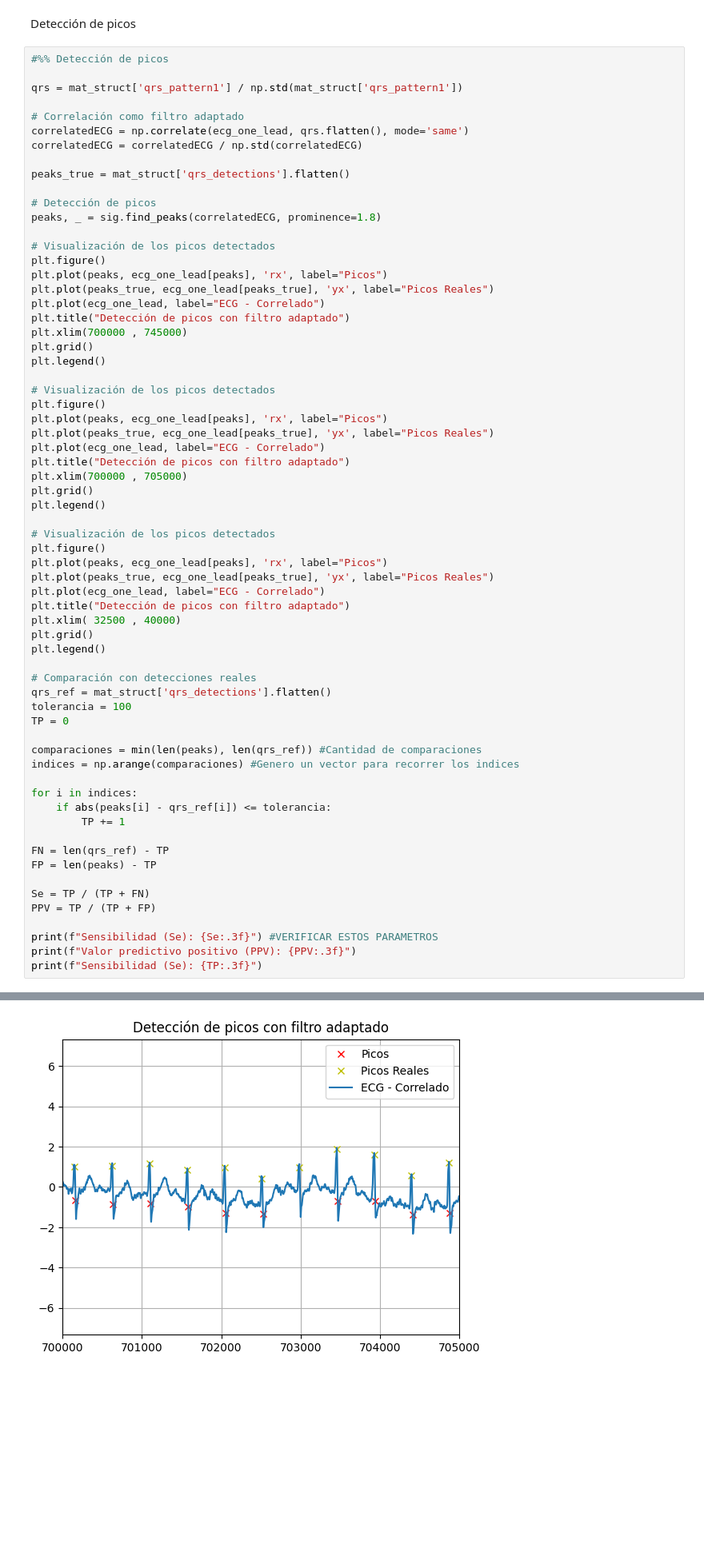
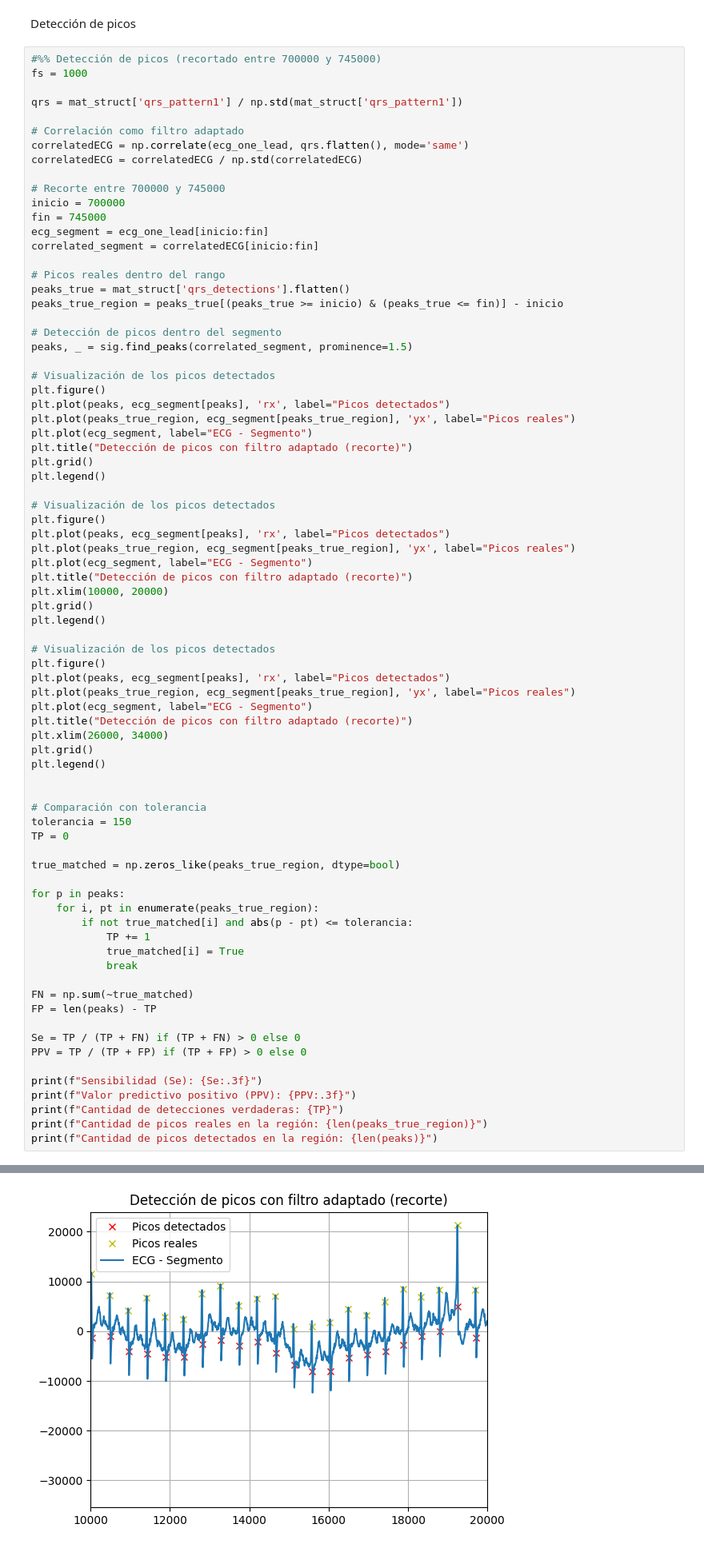
Before and after one commit to Santiago-Corral/APS, a Jupyter notebook: Trabajos/TS8_Corral_Santiago.ipynb, the cells around one changed output, grey strips where cells are left out. Shown at 80% size. Cells and saved outputs as stored; diff of their text form; blank space fills up the shorter version.

```diff
--- a/Trabajos/TS8_Corral_Santiago.ipynb
+++ b/Trabajos/TS8_Corral_Santiago.ipynb
@@ -101,7 +121,8 @@ plt.show()
 # %% [markdown]
 Detección de picos
 # %%
-#%% Detección de picos
+#%% Detección de picos (recortado entre 700000 y 745000)
+fs = 1000
 
 qrs = mat_struct['qrs_pattern1'] / np.std(mat_struct['qrs_pattern1'])
 
@@ -109,60 +130,71 @@ qrs = mat_struct['qrs_pattern1'] / np.std(mat_struct['qrs_pattern1'])
 correlatedECG = np.correlate(ecg_one_lead, qrs.flatten(), mode='same')
 correlatedECG = correlatedECG / np.std(correlatedECG)
 
+# Recorte entre 700000 y 745000
+inicio = 700000
+fin = 745000
+ecg_segment = ecg_one_lead[inicio:fin]
+correlated_segment = correlatedECG[inicio:fin]
+
+# Picos reales dentro del rango
 peaks_true = mat_struct['qrs_detections'].flatten()
+peaks_true_region = peaks_true[(peaks_true >= inicio) & (peaks_true <= fin)] - inicio
 
-# Detección de picos
-peaks, _ = sig.find_peaks(correlatedECG, prominence=1.8)
+# Detección de picos dentro del segmento
+peaks, _ = sig.find_peaks(correlated_segment, prominence=1.5)
 
 # Visualización de los picos detectados
 plt.figure()
-plt.plot(peaks, ecg_one_lead[peaks], 'rx', label="Picos")
-plt.plot(peaks_true, ecg_one_lead[peaks_true], 'yx', label="Picos Reales")
-plt.plot(ecg_one_lead, label="ECG - Correlado")
-plt.title("Detección de picos con filtro adaptado")
-plt.xlim(700000 , 745000)
+plt.plot(peaks, ecg_segment[peaks], 'rx', label="Picos detectados")
+plt.plot(peaks_true_region, ecg_segment[peaks_true_region], 'yx', label="Picos reales")
+plt.plot(ecg_segment, label="ECG - Segmento")
+plt.title("Detección de picos con filtro adaptado (recorte)")
 plt.grid()
 plt.legend()
 
 # Visualización de los picos detectados
 plt.figure()
-plt.plot(peaks, ecg_one_lead[peaks], 'rx', label="Picos")
-plt.plot(peaks_true, ecg_one_lead[peaks_true], 'yx', label="Picos Reales")
-plt.plot(ecg_one_lead, label="ECG - Correlado")
-plt.title("Detección de picos con filtro adaptado")
-plt.xlim(700000 , 705000)
+plt.plot(peaks, ecg_segment[peaks], 'rx', label="Picos detectados")
+plt.plot(peaks_true_region, ecg_segment[peaks_true_region], 'yx', label="Picos reales")
+plt.plot(ecg_segment, label="ECG - Segmento")
+plt.title("Detección de picos con filtro adaptado (recorte)")
+plt.xlim(10000, 20000)
 plt.grid()
 plt.legend()
 
 # Visualización de los picos detectados
 plt.figure()
-plt.plot(peaks, ecg_one_lead[peaks], 'rx', label="Picos")
-plt.plot(peaks_true, ecg_one_lead[peaks_true], 'yx', label="Picos Reales")
-plt.plot(ecg_one_lead, label="ECG - Correlado")
-plt.title("Detección de picos con filtro adaptado")
-plt.xlim( 32500 , 40000)
+plt.plot(peaks, ecg_segment[peaks], 'rx', label="Picos detectados")
+plt.plot(peaks_true_region, ecg_segment[peaks_true_region], 'yx', label="Picos reales")
+plt.plot(ecg_segment, label="ECG - Segmento")
+plt.title("Detección de picos con filtro adaptado (recorte)")
+plt.xlim(26000, 34000)
 plt.grid()
 plt.legend()
 
-# Comparación con detecciones reales
-qrs_ref = mat_struct['qrs_detections'].flatten()
-tolerancia = 100
+
+# Comparación con tolerancia
+tolerancia = 150
 TP = 0
 
-comparaciones = min(len(peaks), len(qrs_ref)) #Cantidad de comparaciones
-indices = np.arange(comparaciones) #Genero un vector para recorrer los indices
+true_matched = np.zeros_like(peaks_true_region, dtype=bool)
 
-for i in indices:
-    if abs(peaks[i] - qrs_ref[i]) <= tolerancia:
-        TP += 1
+for p in peaks:
+    for i, pt in enumerate(peaks_true_region):
+        if not true_matched[i] and abs(p - pt) <= tolerancia:
+            TP += 1
+            true_matched[i] = True
+            break
 
-FN = len(qrs_ref) - TP
+FN = np.sum(~true_matched)
 FP = len(peaks) - TP
 
-Se = TP / (TP + FN)
-PPV = TP / (TP + FP)
+Se = TP / (TP + FN) if (TP + FN) > 0 else 0
+PPV = TP / (TP + FP) if (TP + FP) > 0 else 0
 
-print(f"Sensibilidad (Se): {Se:.3f}") #VERIFICAR ESTOS PARAMETROS
+print(f"Sensibilidad (Se): {Se:.3f}")
 print(f"Valor predictivo positivo (PPV): {PPV:.3f}")
-print(f"Sensibilidad (Se): {TP:.3f}")
+print(f"Cantidad de detecciones verdaderas: {TP}")
+print(f"Cantidad de picos reales en la región: {len(peaks_true_region)}")
+print(f"Cantidad de picos detectados en la región: {len(peaks)}")
 # %% [output]
@@ -173 +207 @@ Sensibilidad (Se): 85.000
-[figure, old version]
+[figure, new version]
```
Also changed, not shown: parts of 3 cells of this notebook, 2 other files.
